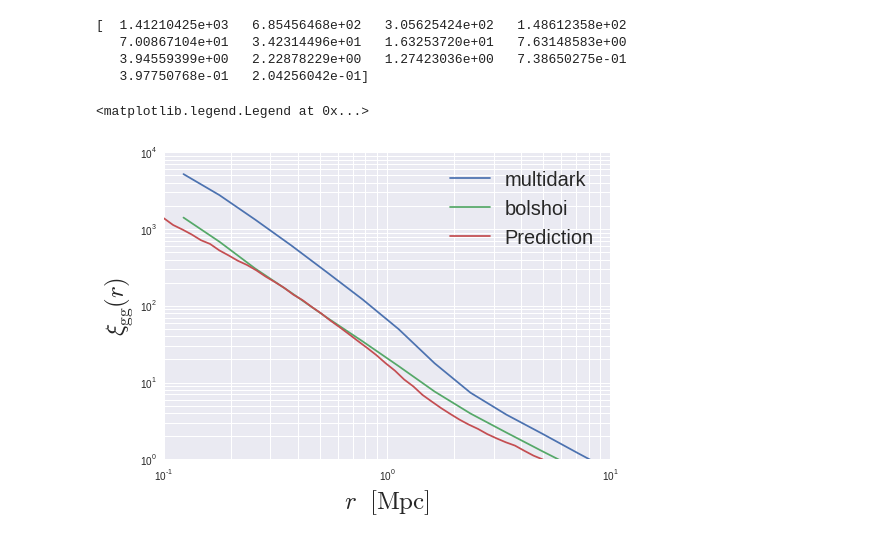
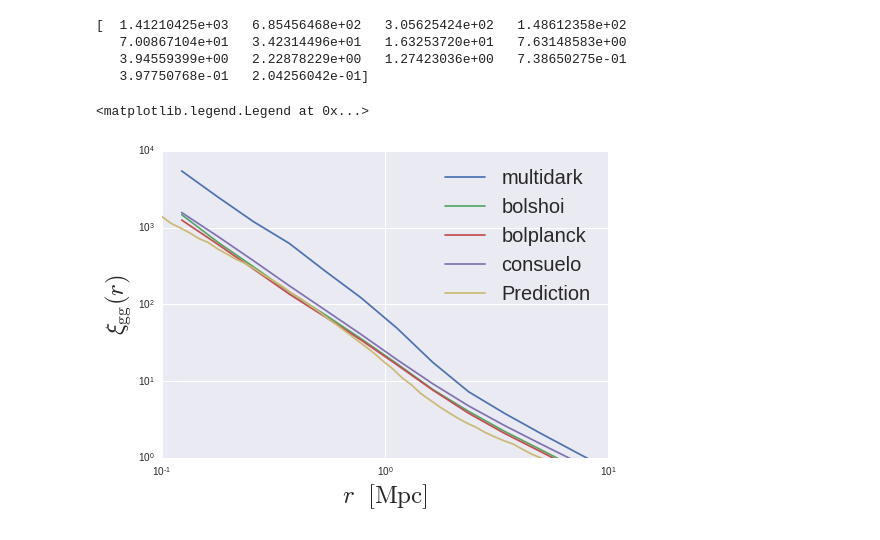
Before and after one commit to mclaughlin6464/HODEmulator, a Jupyter notebook: HalotoolsIssues/galaxy_catalog_analysis_tutorial2.ipynb, the cells around one changed output. Saved outputs shown, nothing was run; the diff lists cells and outputs as text; code cells hidden in the pictures.

Commit message:
Added bolshoi.

```diff
--- a/HalotoolsIssues/galaxy_catalog_analysis_tutorial2.ipynb
+++ b/HalotoolsIssues/galaxy_catalog_analysis_tutorial2.ipynb
@@ -140,25 +144,25 @@ print xi_all
    3.94559399e+00   2.22878229e+00   1.27423036e+00   7.38650275e-01
    3.97750768e-01   2.04256042e-01]
 # %%
-for simname in ['multidark', 'bolshoi']:#, 'bolplanck', 'consuelo']:
-    xi_all = np.loadtxt('%s_%s.npy'%(mname, simname) )
+for simname in ['multidark', 'bolshoi', 'bolplanck', 'consuelo']:
+    xi_all = np.loadtxt('%s.npy'%(simname) )
     plt.plot(rbin_centers, xi_all,
              label=simname)
 
 plt.plot(rad, pred,  label = 'Prediction')
 #plt.plot(rbin_centers, xi_1h,
 #         label = '1-halo term')
 #plt.plot(rbin_centers, xi_2h,
 #         label = '2-halo term')
 
 plt.xlim(xmin = 0.1, xmax = 10)
 plt.ylim(ymin = 1, ymax = 1e4)
 plt.loglog()
 #plt.xticks(fontsize=20)
 #plt.yticks(fontsize=20)
 plt.xlabel(r'$r $  $\rm{[Mpc]}$', fontsize=25)
 plt.ylabel(r'$\xi_{\rm gg}(r)$', fontsize=25)
 plt.legend(loc='best', fontsize=20)
 # %% [output]
 <matplotlib.legend.Legend at 0x...>
-[figure, old version]
+[figure, new version]
```
Also changed, not shown: parts of 1 cell of this notebook, 4 other files.
